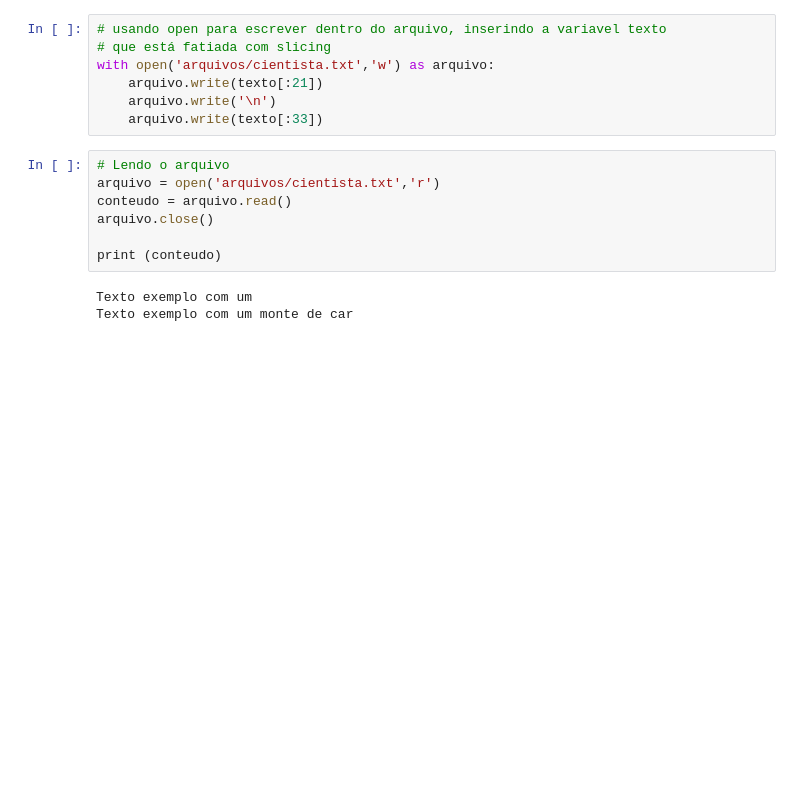
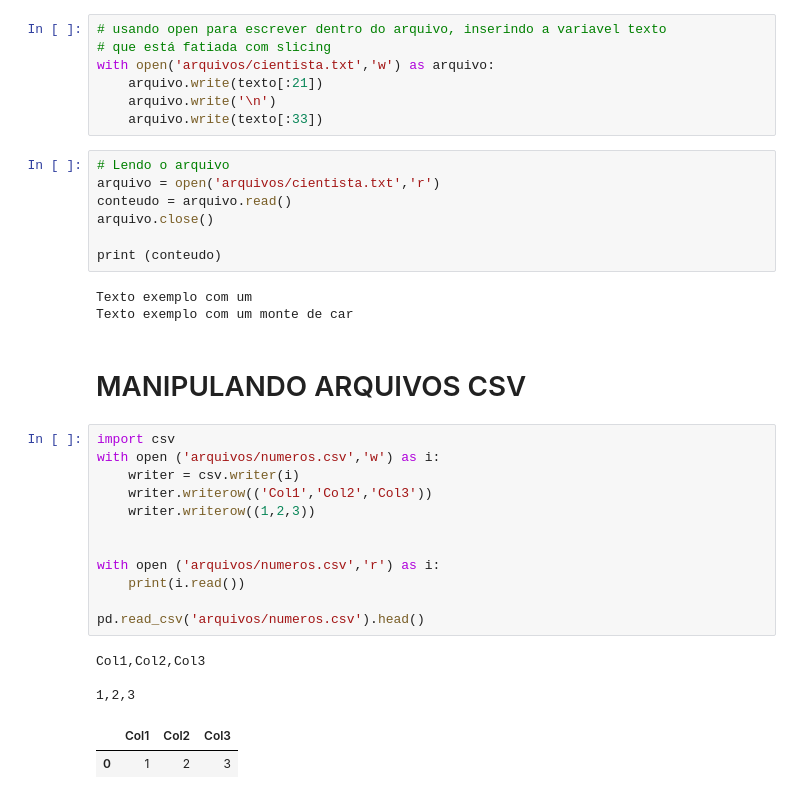
Before and after one commit to cassiobolba/Python, a Jupyter notebook: DSA - Python for data viz/4. TRATAMENTO DE ARQUIVOS, MÓDULOS, PACOTES E FUNÇÕES BUILT-IN/4. TRATAMENTO DE ARQUIVOS, MÓDULOS, PACOTES E FUNÇÕES BUILT-IN.ipynb, the cells around one changed output. Cells and saved outputs as stored; diff of their text form; blank space fills up the shorter version.

Commit message:
Novos arquivos

```diff
--- a/DSA - Python for data viz/4. TRATAMENTO DE ARQUIVOS, MÓDULOS, PACOTES E FUNÇÕES BUILT-IN/4. TRATAMENTO DE ARQUIVOS, MÓDULOS, PACOTES E FUNÇÕES BUILT-IN.ipynb
+++ b/DSA - Python for data viz/4. TRATAMENTO DE ARQUIVOS, MÓDULOS, PACOTES E FUNÇÕES BUILT-IN/4. TRATAMENTO DE ARQUIVOS, MÓDULOS, PACOTES E FUNÇÕES BUILT-IN.ipynb
@@ -237,3 +296,23 @@ print (conteudo)
 # %% [output]
 Texto exemplo com um
 Texto exemplo com um monte de car
+# %% [markdown]
+# MANIPULANDO ARQUIVOS CSV
+# %%
+import csv
+with open ('arquivos/numeros.csv','w') as i:
+    writer = csv.writer(i)
+    writer.writerow(('Col1','Col2','Col3'))
+    writer.writerow((1,2,3))
+
+
+with open ('arquivos/numeros.csv','r') as i:
+    print(i.read())
+
+pd.read_csv('arquivos/numeros.csv').head()
+# %% [output]
+Col1,Col2,Col3
+
+1,2,3
+|  | Col1 | Col2 | Col3 |
+| 0 | 1 | 2 | 3 |
```
Also changed, not shown: parts of 31 cells of this notebook, 3 other files.
